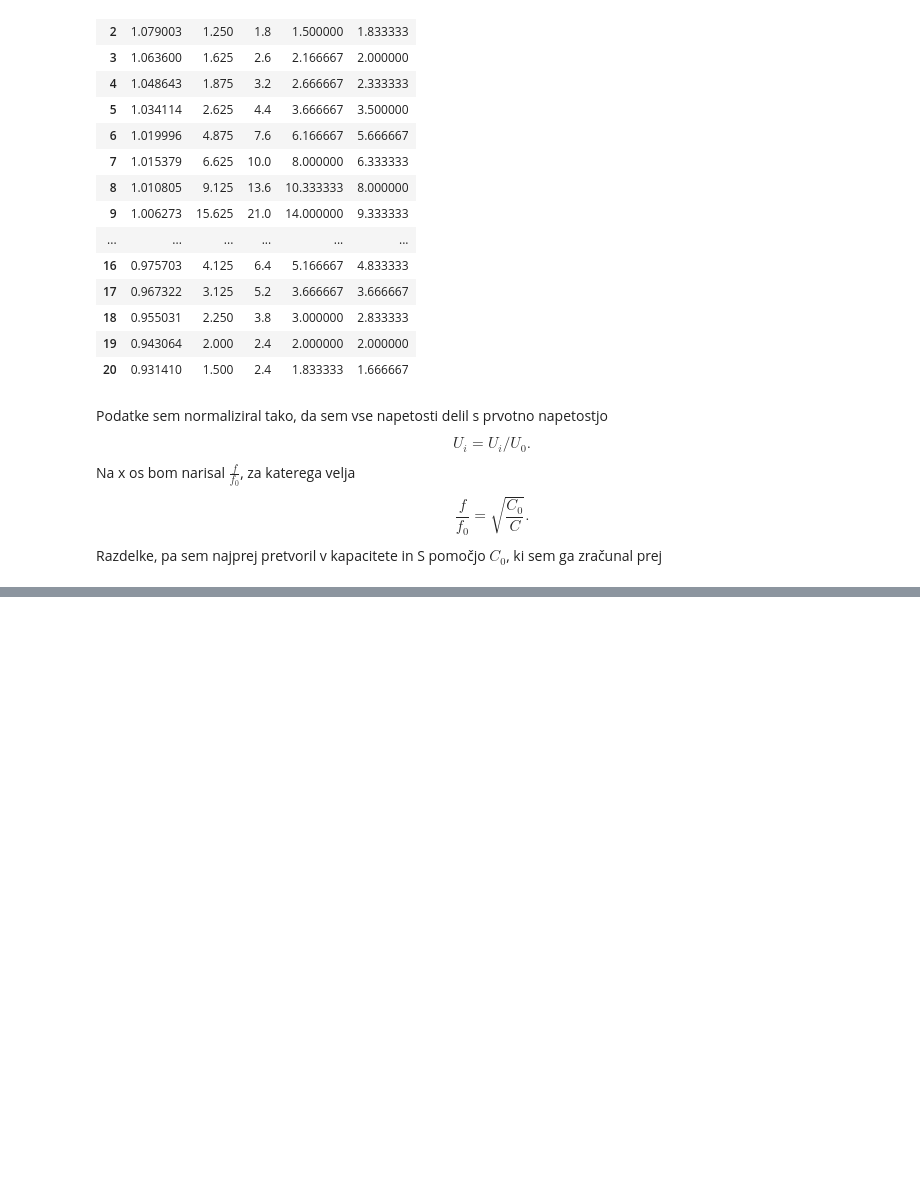
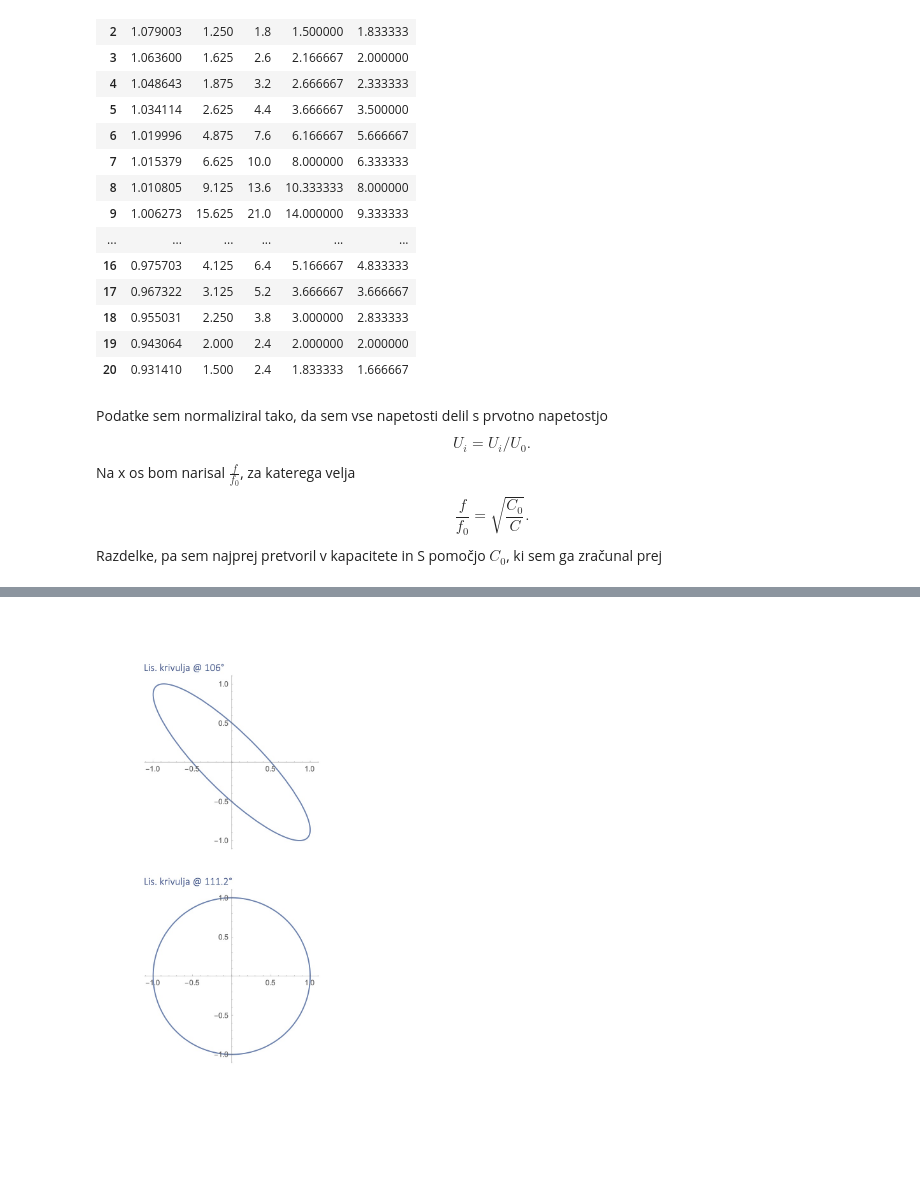
Before and after one commit to gregpr07/fizikalniPraktikum2, a Jupyter notebook: vaja43/obdelava43.ipynb, the cells around one changed output, grey strips where cells are left out. Drawn from its saved outputs; the diff is of its cells as text; code cells hidden in the pictures; blank space fills up the shorter version.

```diff
--- a/vaja43/obdelava43.ipynb
+++ b/vaja43/obdelava43.ipynb
@@ -220,0 +216,4 @@ No handles with labels found to put in legend.
+# %%
+Image(filename='bla1.jpg',width=500)
+# %% [output]
+[figure, added]
```
Also changed, not shown: parts of 7 cells of this notebook, 3 other files.
